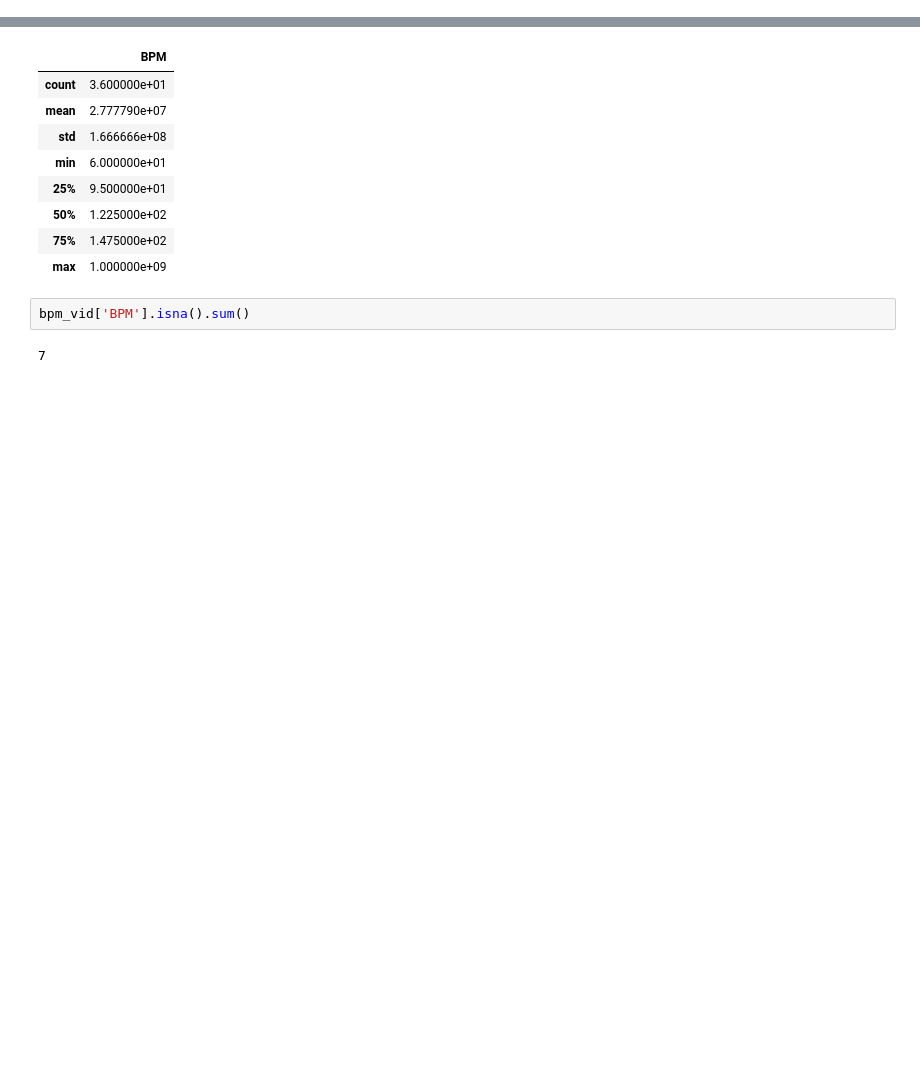
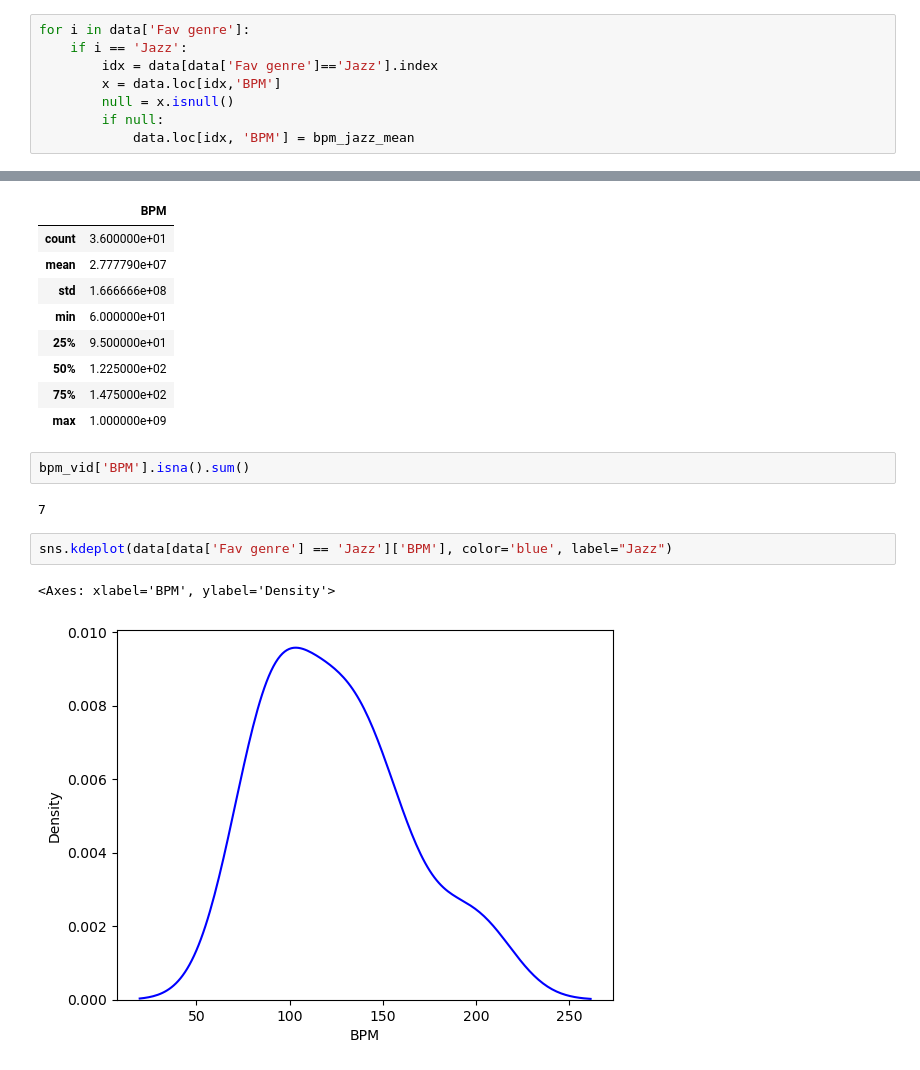
Before and after one commit to mohona-roy/in3062-introToAI-group7, a Jupyter notebook: MHM Group project.ipynb, the cells around one changed output, grey strips where cells are left out. Saved outputs shown, nothing was run; the diff lists cells and outputs as text; blank space fills up the shorter version.

Commit message:
More data cleaning

```diff
--- a/MHM Group project.ipynb
+++ b/MHM Group project.ipynb
@@ -154,0 +130,8 @@ data.loc[(data['Fav genre'] == 'Jazz') & data['BPM'].notna()]
+# %%
+for i in data['Fav genre']:
+    if i == 'Jazz':
+        idx = data[data['Fav genre']=='Jazz'].index
+        x = data.loc[idx,'BPM']
+        null = x.isnull()
+        if null:
+            data.loc[idx, 'BPM'] = bpm_jazz_mean
@@ -185,3 +170,8 @@ bpm_vid.describe()
 bpm_vid['BPM'].isna().sum()
 # %% [output]
 7
+# %%
+sns.kdeplot(data[data['Fav genre'] == 'Jazz']['BPM'], color='blue', label="Jazz")
+# %% [output]
+<Axes: xlabel='BPM', ylabel='Density'>
+[figure, added]
```
Also changed, not shown: parts of 5 cells of this notebook.
